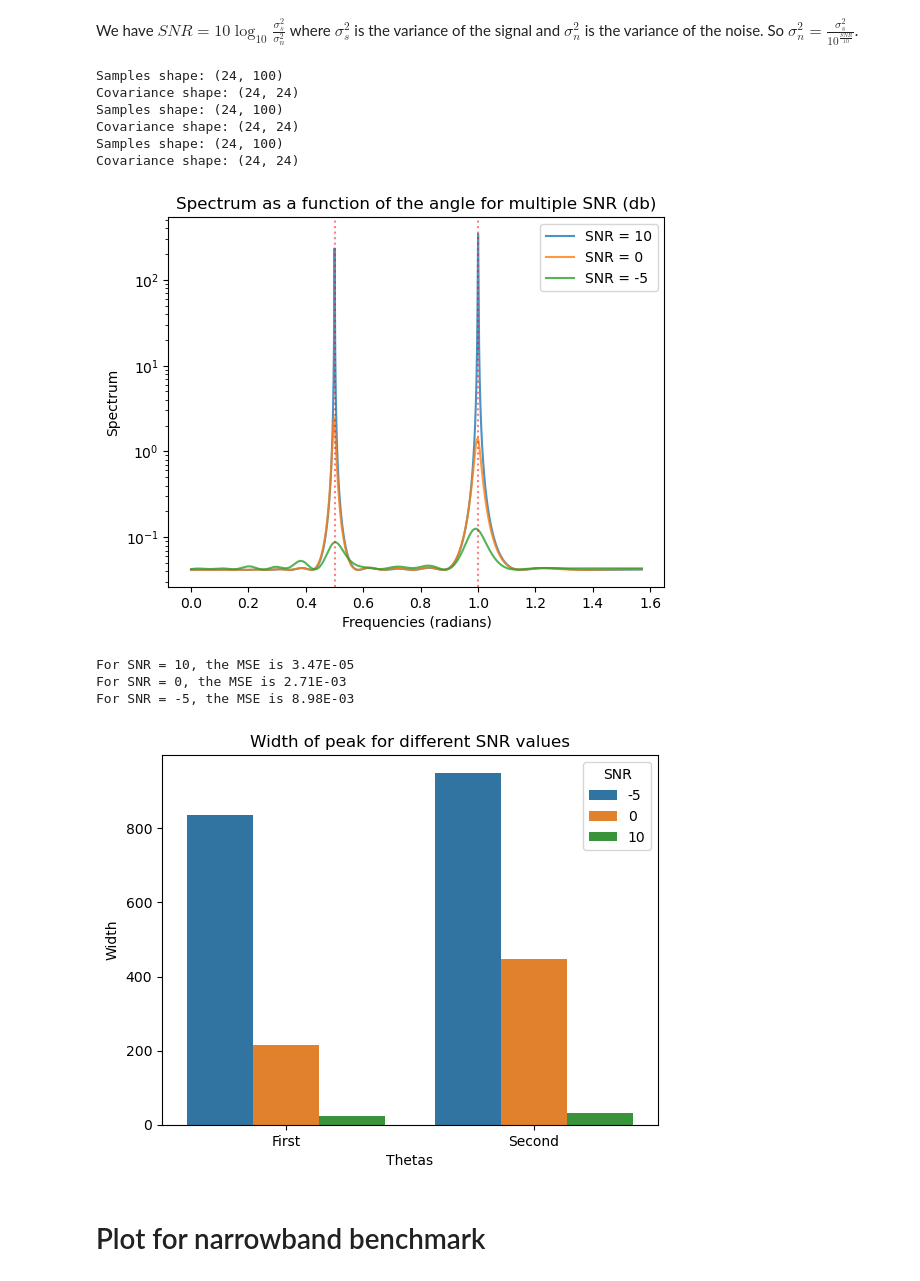
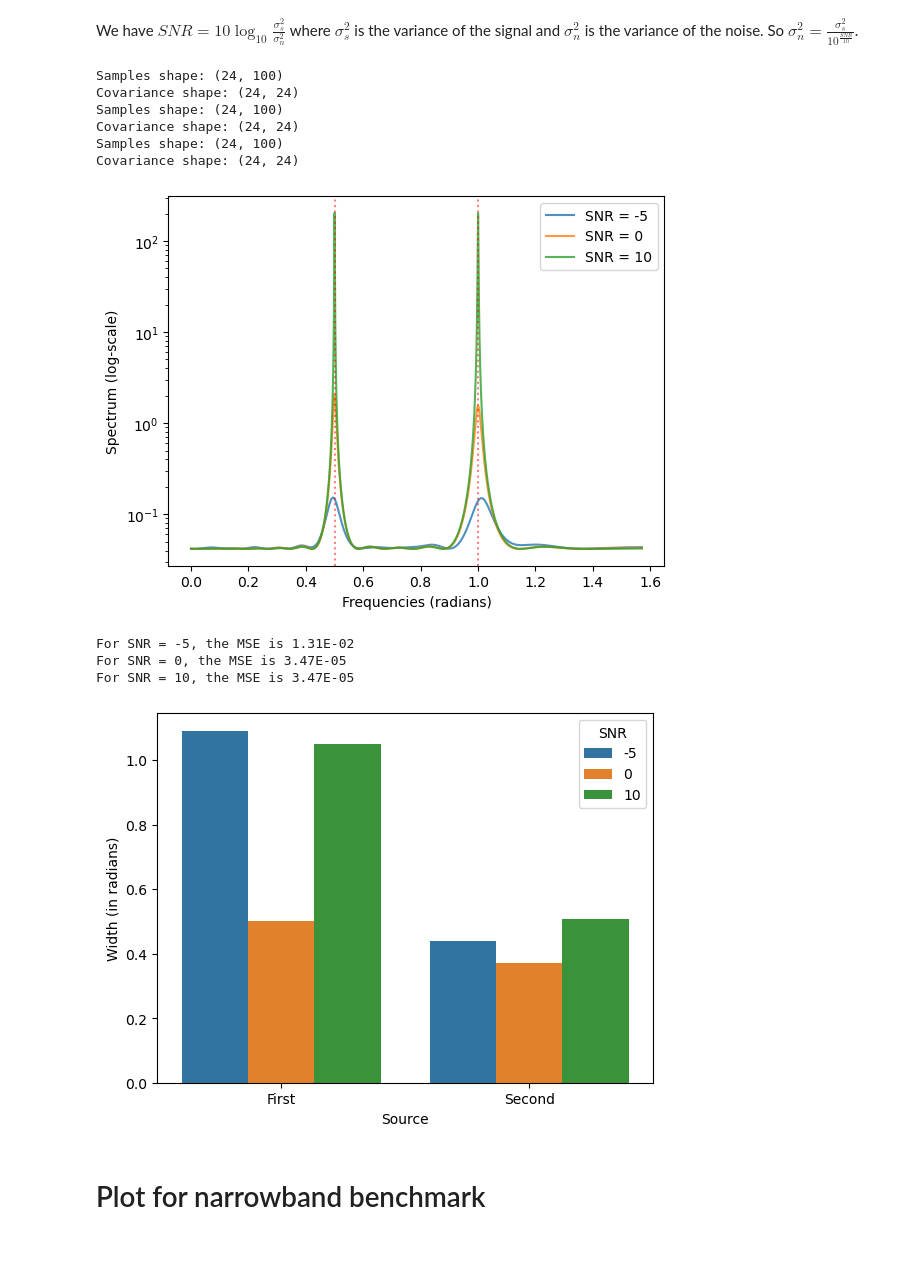
Before and after one commit to MichelDucartier/music_doa, a Jupyter notebook: MUSIC_plots.ipynb, the cells around one changed output. Cells and saved outputs as stored; diff of their text form; code cells hidden in the pictures; blank space fills up the shorter version.

Commit message:
brouillon plots clean

```diff
--- a/MUSIC_plots.ipynb
+++ b/MUSIC_plots.ipynb
@@ -56,7 +58,7 @@ def get_samples(mic_distance, thetas, wavelength, n_mics, n_sources, n_samples,
     return (A @ S) + noise_matrix
 # %%
 n_samples = 100
-snr_values = [10, 0, -5]
+snr_values = [-5, 0, 10]
 samples_diff_var = []
 
 for snr in snr_values:
@@ -65,50 +67,51 @@ for snr in snr_values:
 # %%
 spectrums = [music(sampled_received, n_sources, aligned_mics_coords, main_frequency)
              for sampled_received in samples_diff_var]
 
 X = np.linspace(0, np.pi/2, 10000)
 Y = [[spectrum(x) for x in X] for spectrum in spectrums]
 
 for i, y in enumerate(Y):
     plt.plot(X, y, label=f'SNR = {snr_values[i]}', alpha=0.8)
 plt.legend()
 plt.xlabel('Frequencies (radians)')
-plt.ylabel('Spectrum')
+plt.ylabel('Spectrum (log-scale)')
 plt.yscale('log')
-plt.title('Spectrum as a function of the angle for multiple SNR (db)')
+#plt.title('Spectrum as a function of the angle for multiple SNR (db)')
 for theta in thetas:
     plt.axvline(x=theta, color='red', linestyle=':', alpha=0.5)
+plt.savefig('Figures/music_for_snr.png')
 plt.show()
 # %% [output]
 Samples shape: (24, 100)
 Covariance shape: (24, 24)
 Samples shape: (24, 100)
 Covariance shape: (24, 24)
 Samples shape: (24, 100)
 Covariance shape: (24, 24)
-[figure, old version]
+[figure, new version]
 # %%
-df = pd.DataFrame(columns = ['Width', 'Thetas', 'SNR'])
+df = pd.DataFrame(columns = ['Width (in radians)', 'Source', 'SNR'])
 
-color = ['blue', 'red', 'green']
 for i, spectrum in enumerate(spectrums):
     estimated_thetas, indices = extract_frequencies(spectrum, n_sources, [0, np.pi / 2], return_peak_indices=True)
     print(f'For SNR = {snr_values[i]}, the MSE is {np.sqrt(np.sum((sorted(estimated_thetas)-thetas)**2)):.2E}')
 
-    width, height, start, end = peak_widths(Y[i], indices, rel_height=0.9)
+    width, height, start, end = peak_widths(Y[i], indices, rel_height=1)
     sorted_indices = np.argsort(start)
     width = width[sorted_indices]
-    df.loc[len(df)] = [width[0], 'First', snr_values[i]]
-    df.loc[len(df)] = [width[1], 'Second', snr_values[i]]
+    df.loc[len(df)] = [width[0]/len(Y[i])*np.pi/2, 'First', snr_values[i]]
+    df.loc[len(df)] = [width[1]/len(Y[i])*np.pi/2, 'Second', snr_values[i]]
 
-sns.barplot(df, x="Thetas", y="Width", hue="SNR")
-plt.title('Width of peak for different SNR values')
+sns.barplot(df, x="Source", y="Width (in radians)", hue="SNR")
+#plt.title('Width of peak for different SNR values')
+#plt.savefig('Figures/peak_width_for_snr.png') TODO
 plt.show()
 # %% [output]
+For SNR = -5, the MSE is 1.31E-02
+For SNR = 0, the MSE is 3.47E-05
 For SNR = 10, the MSE is 3.47E-05
-For SNR = 0, the MSE is 2.71E-03
-For SNR = -5, the MSE is 8.98E-03
-[figure, old version]
+[figure, new version]
 # %% [markdown]
 # Plot for narrowband benchmark
 # %%
```
Also changed, not shown: parts of 19 cells of this notebook, 7 other files.
